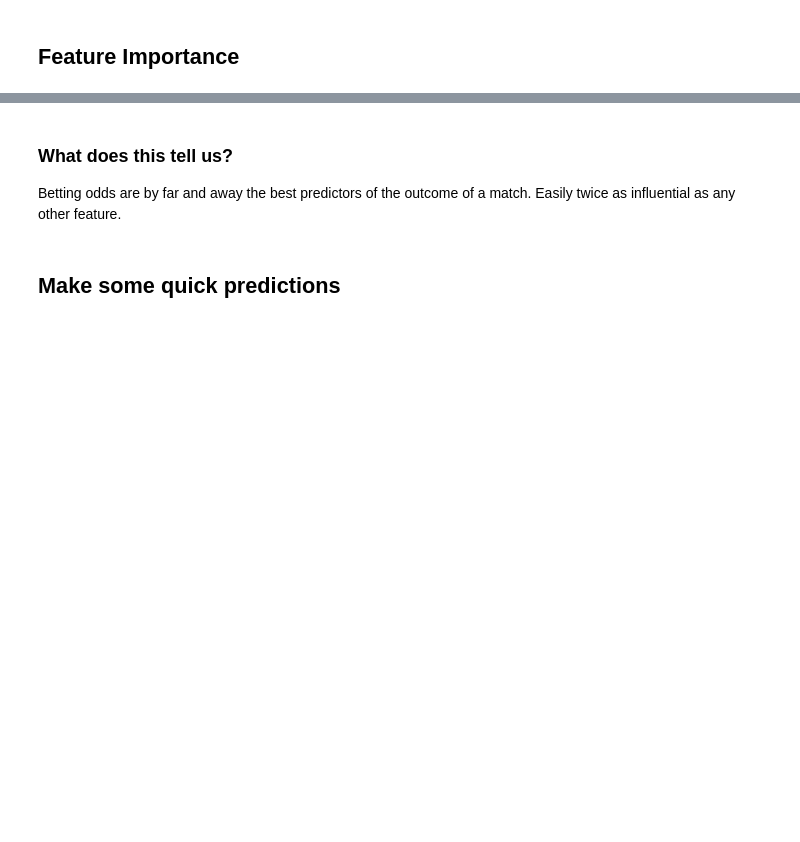
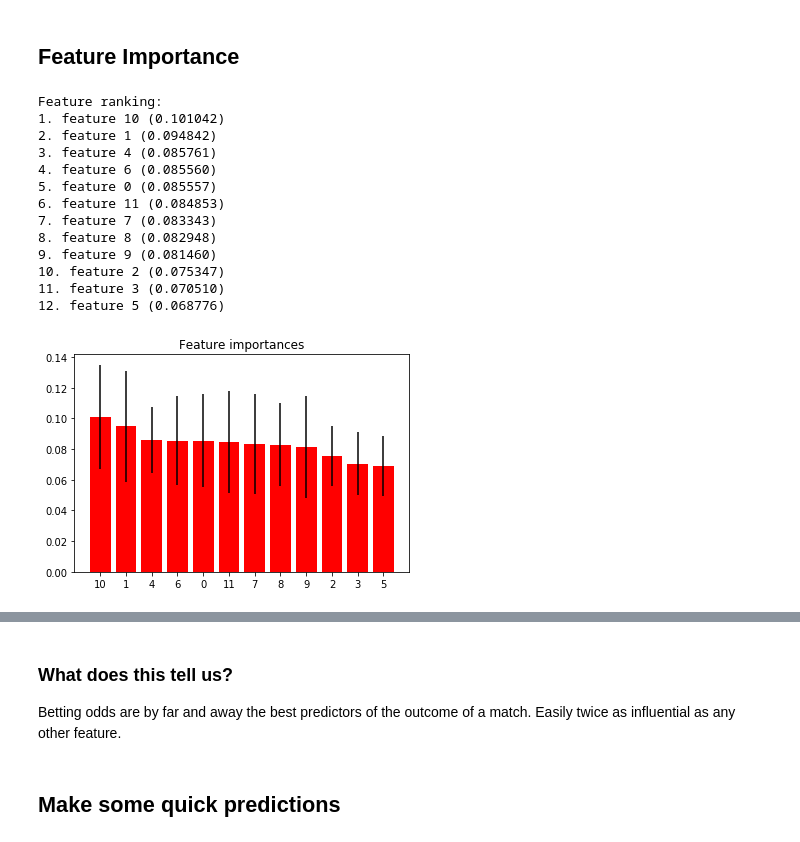
Before and after one commit to thekeldog/EPL_Predictions, a Jupyter notebook: EPL Predictions.ipynb, the cells around one changed output, grey strips where cells are left out. Cells and saved outputs as stored; diff of their text form; code cells hidden in the pictures; blank space fills up the shorter version.

```diff
--- a/EPL Predictions.ipynb
+++ b/EPL Predictions.ipynb
@@ -55,29 +89,53 @@ scaled_test_x = scaler.fit_transform(clean_test)
+# %%
+pca = PCA(n_components = .9)
+pca.fit(scaled_train_x)
+pca.n_components_
+
+pca_train_x = pca.transform(scaled_train_x)
+pca_test_x = pca.transform(scaled_test_x)
 # %% [markdown]
 ## Feature Importance
 # %%
+odds_omitted_train_x = scaled_train_x[:,3:]
+odds_omitted_test_x = scaled_test_x[:,3:]
 
 # Build a forest and compute the feature importances
 forest = ExtraTreesClassifier(n_estimators=250,
                               random_state=0)
 
-forest.fit(scaled_train_x, train_y)
+forest.fit(odds_omitted, train_y)
 importances = forest.feature_importances_
 std = np.std([tree.feature_importances_ for tree in forest.estimators_],
              axis=0)
 indices = np.argsort(importances)[::-1]
 
 # Print the feature ranking
 print("Feature ranking:")
 
-for f in range(scaled_train_x.shape[1]):
+for f in range(odds_omitted.shape[1]):
     print("%d. feature %d (%f)" % (f + 1, indices[f], importances[indices[f]]))
 
 # Plot the feature importances of the forest
 plt.figure()
 plt.title("Feature importances")
-plt.bar(range(scaled_train_x.shape[1]), importances[indices],
+plt.bar(range(odds_omitted.shape[1]), importances[indices],
        color="r", yerr=std[indices], align="center")
-plt.xticks(range(scaled_train_x.shape[1]), indices)
-plt.xlim([-1, scaled_train_x.shape[1]])
+plt.xticks(range(odds_omitted.shape[1]), indices)
+plt.xlim([-1, odds_omitted.shape[1]])
 plt.show()
+# %% [output]
+Feature ranking:
+1. feature 10 (0.101042)
+2. feature 1 (0.094842)
+3. feature 4 (0.085761)
+4. feature 6 (0.085560)
+5. feature 0 (0.085557)
+6. feature 11 (0.084853)
+7. feature 7 (0.083343)
+8. feature 8 (0.082948)
+9. feature 9 (0.081460)
+10. feature 2 (0.075347)
+11. feature 3 (0.070510)
+12. feature 5 (0.068776)
+[figure, added]
 # %%
```
Also changed, not shown: parts of 12 cells of this notebook.
